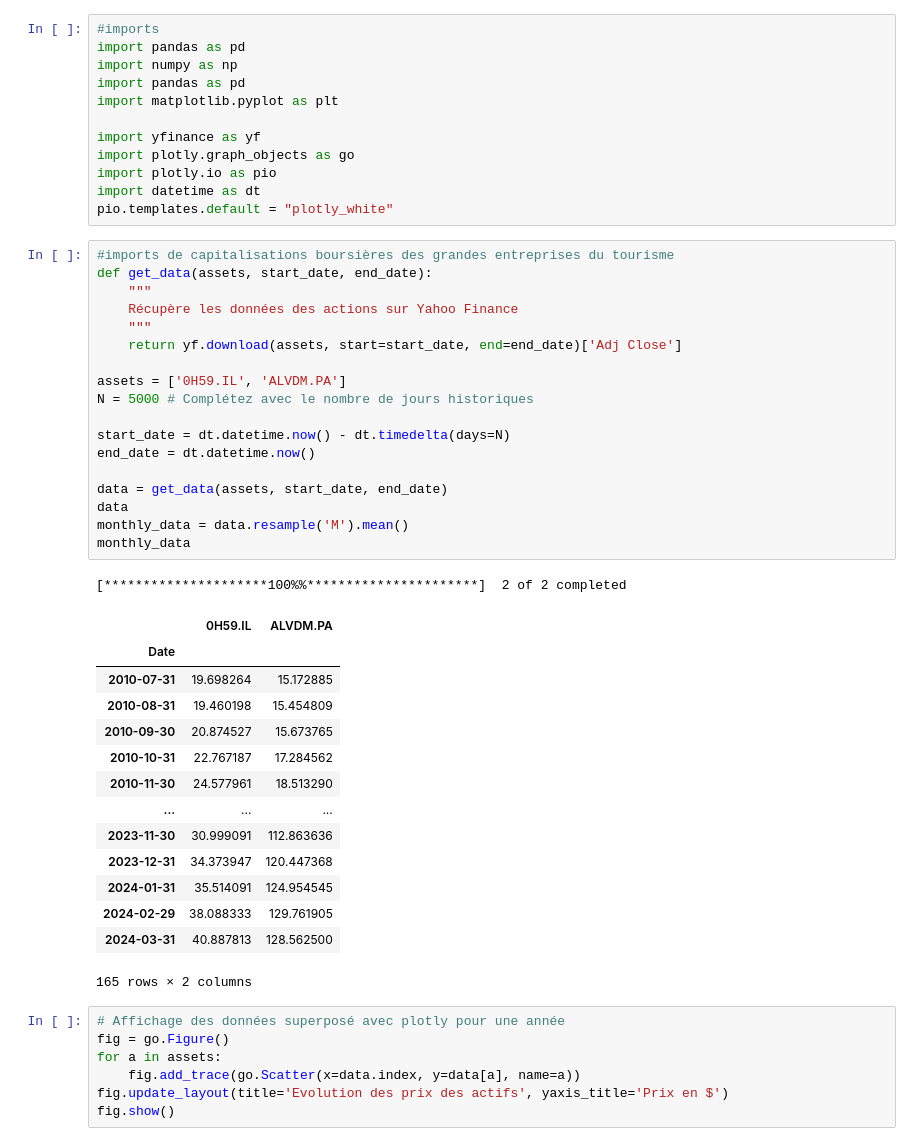
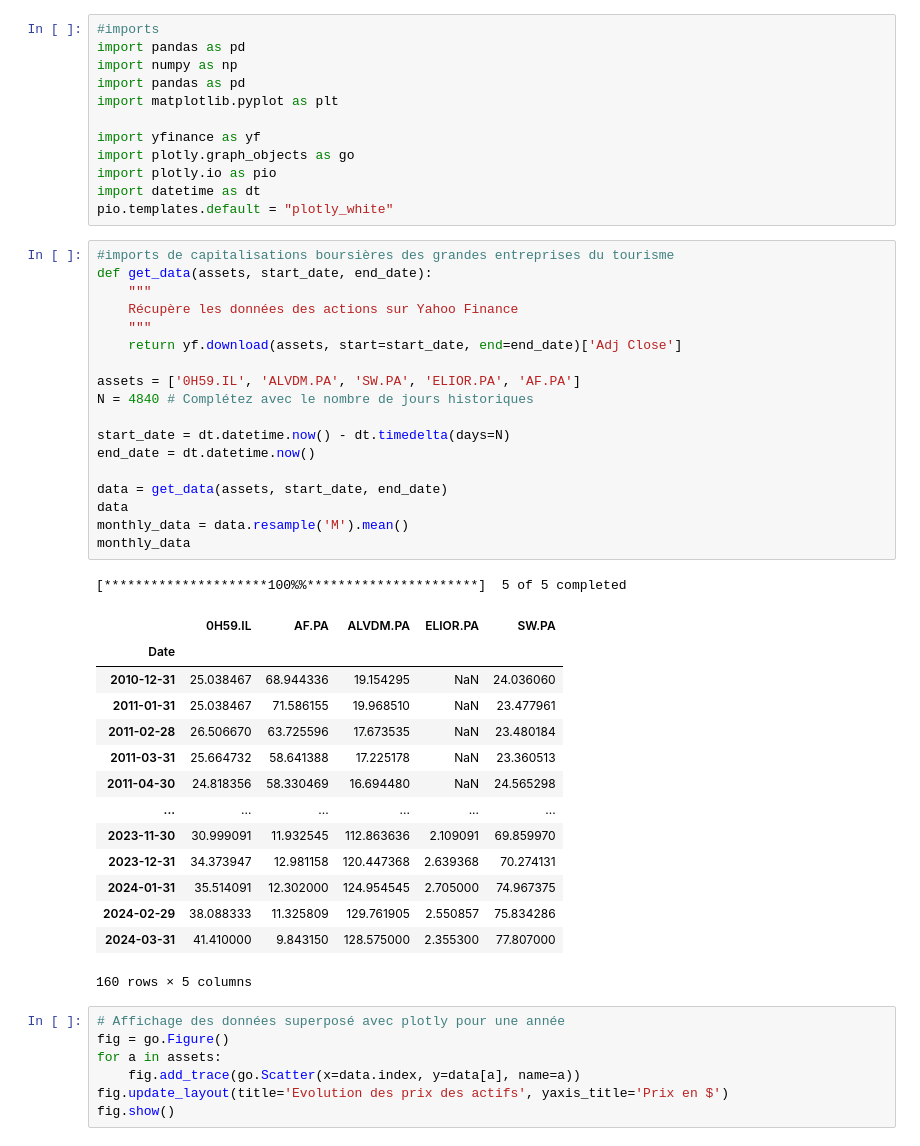
Before and after one commit to Laveine-v2/MODS206-DFM, a Jupyter notebook: Data_analysis.ipynb, the cells around one changed output. Drawn from its saved outputs; the diff is of its cells as text.

Commit message:
add SW.PA ELIOR.PA AF.PA

```diff
--- a/Data_analysis.ipynb
+++ b/Data_analysis.ipynb
@@ -19,37 +19,37 @@ pio.templates.default = "plotly_white"
 # %%
 #imports de capitalisations boursières des grandes entreprises du tourisme
 def get_data(assets, start_date, end_date):
     """
     Récupère les données des actions sur Yahoo Finance
     """
     return yf.download(assets, start=start_date, end=end_date)['Adj Close']
 
-assets = ['0H59.IL', 'ALVDM.PA']
-N = 5000 # Complétez avec le nombre de jours historiques
+assets = ['0H59.IL', 'ALVDM.PA', 'SW.PA', 'ELIOR.PA', 'AF.PA']
+N = 4840 # Complétez avec le nombre de jours historiques
 
 start_date = dt.datetime.now() - dt.timedelta(days=N)
 end_date = dt.datetime.now()
 
 data = get_data(assets, start_date, end_date)
 data
 monthly_data = data.resample('M').mean()
 monthly_data
 # %% [output]
-[*********************100%%**********************]  2 of 2 completed
+[*********************100%%**********************]  5 of 5 completed
-|  | 0H59.IL | ALVDM.PA |
-| Date |  |  |
-| 2010-07-31 | 19.698264 | 15.172885 |
-| 2010-08-31 | 19.460198 | 15.454809 |
-| 2010-09-30 | 20.874527 | 15.673765 |
-| 2010-10-31 | 22.767187 | 17.284562 |
-| 2010-11-30 | 24.577961 | 18.513290 |
-| ... | ... | ... |
-| 2023-11-30 | 30.999091 | 112.863636 |
-| 2023-12-31 | 34.373947 | 120.447368 |
-| 2024-01-31 | 35.514091 | 124.954545 |
-| 2024-02-29 | 38.088333 | 129.761905 |
-| 2024-03-31 | 40.887813 | 128.562500 |
+|  | 0H59.IL | AF.PA | ALVDM.PA | ELIOR.PA | SW.PA |
+| Date |  |  |  |  |  |
+| 2010-12-31 | 25.038467 | 68.944336 | 19.154295 | NaN | 24.036060 |
+| 2011-01-31 | 25.038467 | 71.586155 | 19.968510 | NaN | 23.477961 |
+| 2011-02-28 | 26.506670 | 63.725596 | 17.673535 | NaN | 23.480184 |
+| 2011-03-31 | 25.664732 | 58.641388 | 17.225178 | NaN | 23.360513 |
+| 2011-04-30 | 24.818356 | 58.330469 | 16.694480 | NaN | 24.565298 |
+| ... | ... | ... | ... | ... | ... |
+| 2023-11-30 | 30.999091 | 11.932545 | 112.863636 | 2.109091 | 69.859970 |
+| 2023-12-31 | 34.373947 | 12.981158 | 120.447368 | 2.639368 | 70.274131 |
+| 2024-01-31 | 35.514091 | 12.302000 | 124.954545 | 2.705000 | 74.967375 |
+| 2024-02-29 | 38.088333 | 11.325809 | 129.761905 | 2.550857 | 75.834286 |
+| 2024-03-31 | 41.410000 | 9.843150 | 128.575000 | 2.355300 | 77.807000 |
-165 rows × 2 columns
+160 rows × 5 columns
 # %%
 # Affichage des données superposé avec plotly pour une année
 fig = go.Figure()
```
